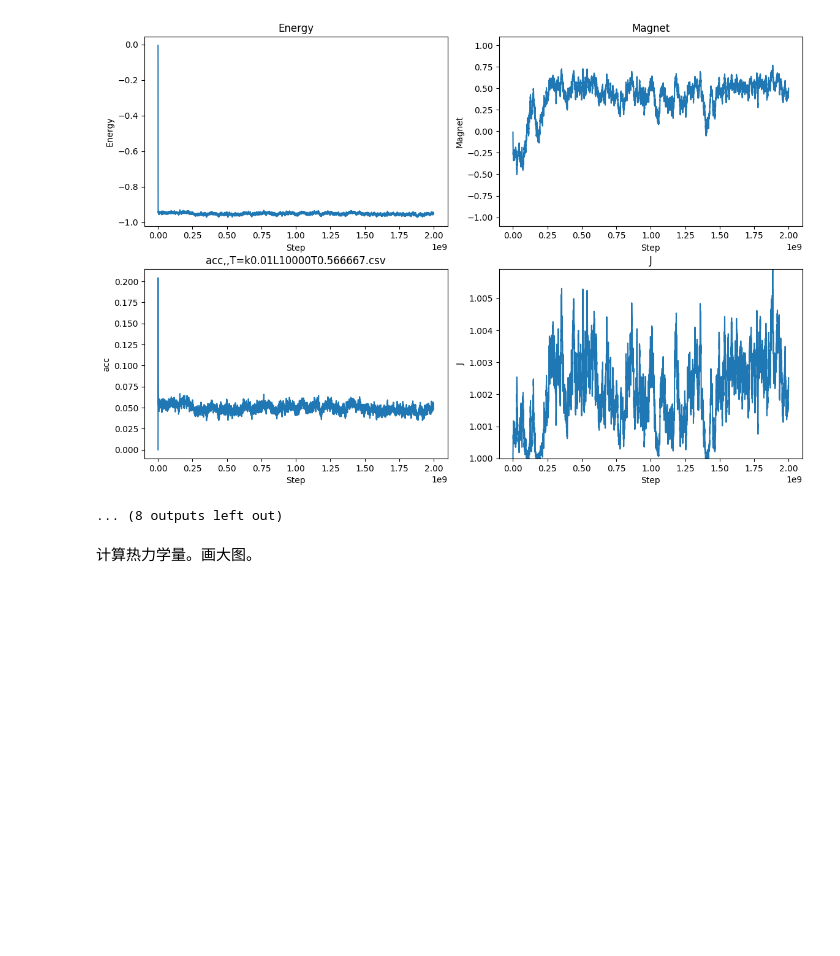
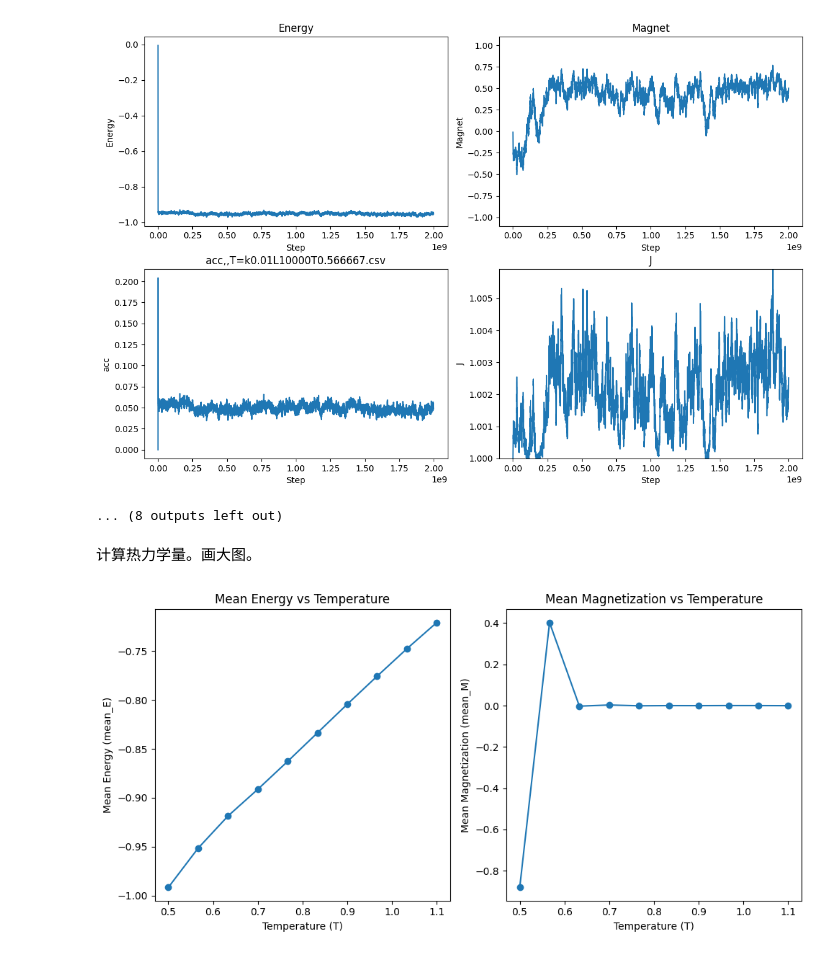
Before and after one commit to hatfishes/Active_Ising, a Jupyter notebook: data_proc.ipynb, the cells around one changed output. Saved outputs shown, nothing was run; the diff lists cells and outputs as text; code cells hidden in the pictures; blank space fills up the shorter version.

```diff
--- a/data_proc.ipynb
+++ b/data_proc.ipynb
@@ -217,0 +242,28 @@ for params ,data in params_dir.items():
+# %%
+    # 过滤出Lx=10000的数据
+filtered_thermos = {params: values for params, values in thermos.items() if params[1] == 10000}
+
+    # 提取温度T、mean_E和mean_M
+T_values = [params[2] for params in filtered_thermos.keys()]
+mean_E_values = [values[0] for values in filtered_thermos.values()]
+mean_M_values = [values[1] for values in filtered_thermos.values()]
+
+    # 绘制mean_E和mean_M与温度T之间的关系
+plt.figure(figsize=(10, 5))
+
+plt.subplot(1, 2, 1)
+plt.plot(T_values, mean_E_values, marker='o')
+plt.xlabel('Temperature (T)')
+plt.ylabel('Mean Energy (mean_E)')
+plt.title('Mean Energy vs Temperature')
+
+plt.subplot(1, 2, 2)
+plt.plot(T_values, mean_M_values, marker='o')
+plt.xlabel('Temperature (T)')
+plt.ylabel('Mean Magnetization (mean_M)')
+plt.title('Mean Magnetization vs Temperature')
+
+plt.tight_layout()
+plt.show()
+# %% [output]
+[figure, added]
```
Also changed, not shown: parts of 2 cells of this notebook.
